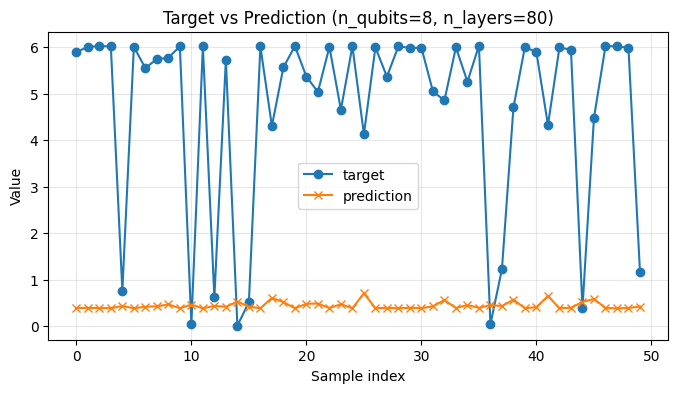
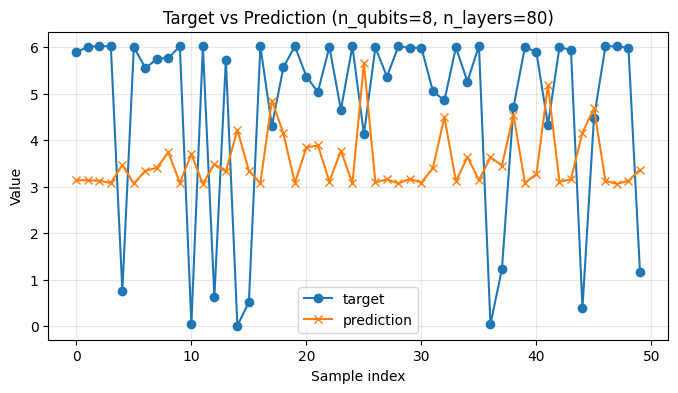
The notebook cell's code change between the first figure and the second:
--- before
+++ after
@@ -1,2 +1,23 @@
+model_type="gnn"
+epochs = 25
+lr = 0.0018760928244666698
+loss_type = "huber"   # "mse" | "huber"
+batch_size = 16
+training_mode = "per_family"  # "global" | "per_family"
+family = "random"  # required if training_mode == "per_family"
+target = "sre"
+data_dir = "../outputs/data/SRE_datasets"
+model_save_path = f"../outputs/models/{family}_model_{model_type}_{training_mode}.pt"
+show_progress=True
+show_val_progress=False
+log_every_n_batches=10
+heartbeat_secs=60.0
+epoch_time_warning_secs=600.0
+training_scope = "family" if training_mode == "per_family" else "global"
+plot_qubits = 6
+plot_layers = 100
+target_variant = "sre_density"  # "sre" | "sre_density" | "log_sre" | "sqrt_sre"
+split = "target"  # "target" | "family"
+
 df = pd.read_csv(f"../outputs/predictions/{training_scope}/{model_type}_predictions_{family}.csv")
 cols_to_fix = ["n_qubits", "n_layers", "seed"]
@@ -14,7 +35,7 @@
 df = df[(df["n_qubits"] == plot_qubits) & (df["n_layers"] == plot_layers)]
 plt.figure(figsize=(8, 6))
-plt.scatter(df["target"], df["prediction"], alpha=0.7)
-plt.plot([df["target"].min(), df["target"].max()], [df["target"].min(), df["target"].max()], "r--")  # y=x line
+plt.scatter(df["target"], df["prediction"]*plot_qubits, alpha=0.7)
+plt.plot([df["target"].min(), df["target"].max()], [df["target_sre"].min(), df["target_sre"].max()], "r--")  # y=x line
 plt.xlabel("True SRE")
 plt.ylabel("Predicted SRE")
-plt.title("True vs Predicted SRE for Clifford Family (GNN Model)")
+plt.title(f"True vs Predicted SRE for {family} Family (GNN Model)")

Commit: Refactor dataset generation and training scripts